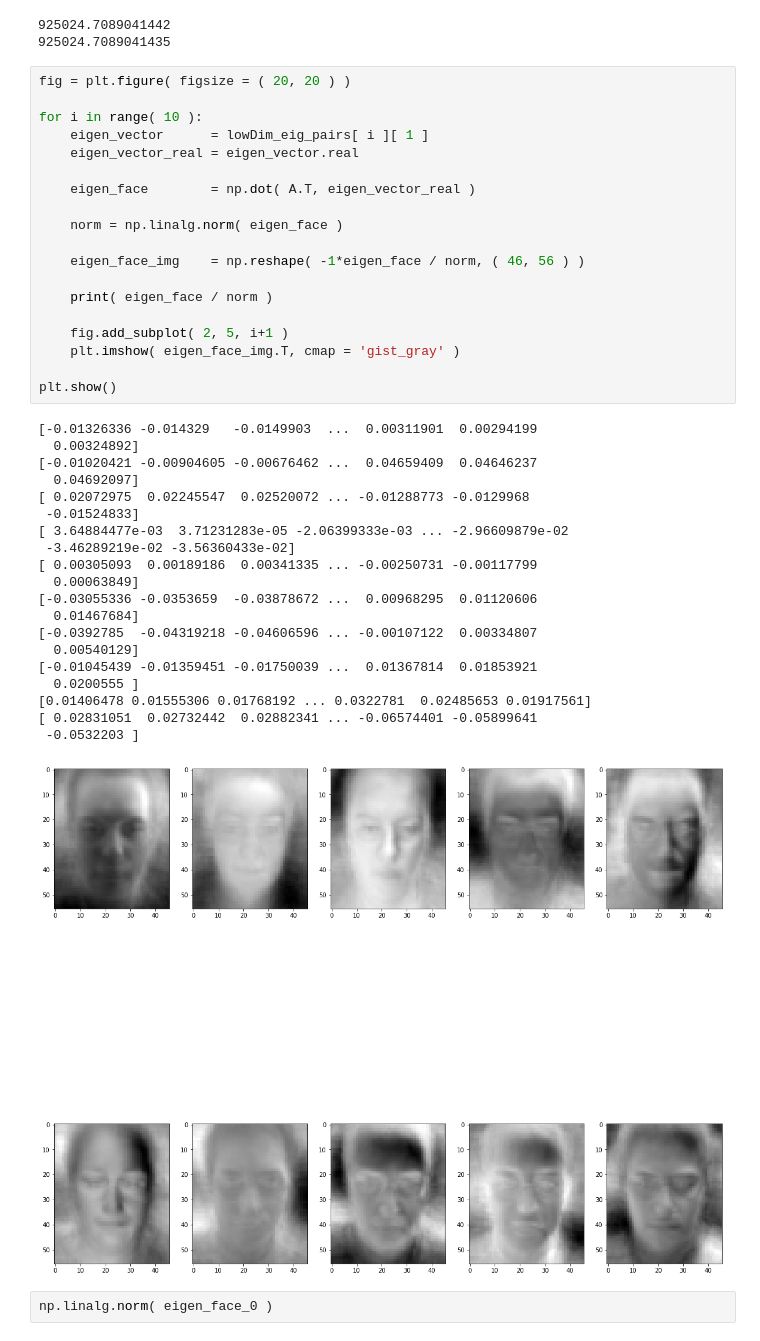
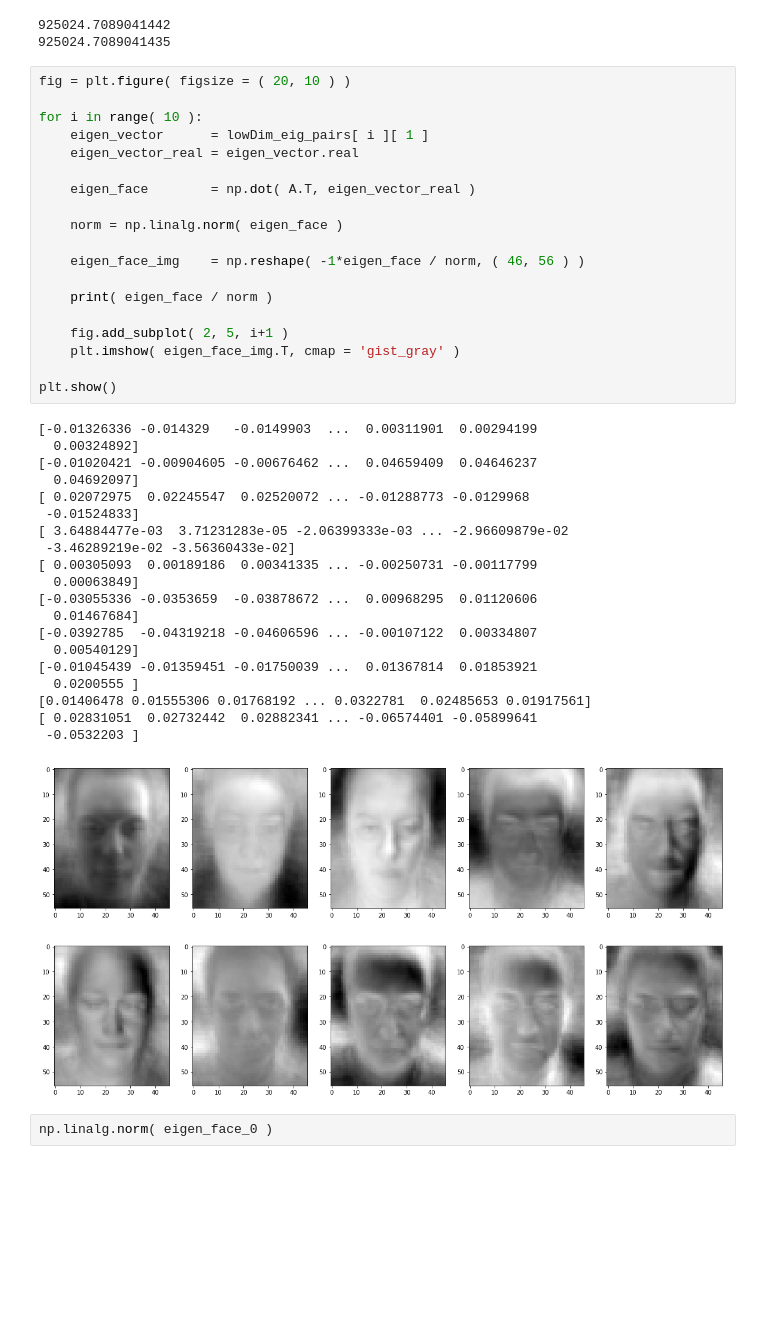
Before and after one commit to zl6114/pattern-recognition-18, a Jupyter notebook: Question1.ipynb, the cells around one changed output. Drawn from its saved outputs; the diff is of its cells as text; blank space fills up the shorter version.

```diff
--- a/Question1.ipynb
+++ b/Question1.ipynb
@@ -434,7 +440,7 @@ print( lowDim_eig_pairs[ 0 ][ 0 ] )
 925024.7089041442
 925024.7089041435
 # %%
-fig = plt.figure( figsize = ( 20, 20 ) )
+fig = plt.figure( figsize = ( 20, 10 ) )
 
 for i in range( 10 ):
     eigen_vector      = lowDim_eig_pairs[ i ][ 1 ]
@@ -445,34 +451,34 @@ for i in range( 10 ):
     norm = np.linalg.norm( eigen_face )
 
     eigen_face_img    = np.reshape( -1*eigen_face / norm, ( 46, 56 ) )
 
     print( eigen_face / norm )
 
     fig.add_subplot( 2, 5, i+1 )
     plt.imshow( eigen_face_img.T, cmap = 'gist_gray' )
 
 plt.show()
 # %% [output]
 [-0.01326336 -0.014329   -0.0149903  ...  0.00311901  0.00294199
   0.00324892]
 [-0.01020421 -0.00904605 -0.00676462 ...  0.04659409  0.04646237
   0.04692097]
 [ 0.02072975  0.02245547  0.02520072 ... -0.01288773 -0.0129968
  -0.01524833]
 [ 3.64884477e-03  3.71231283e-05 -2.06399333e-03 ... -2.96609879e-02
  -3.46289219e-02 -3.56360433e-02]
 [ 0.00305093  0.00189186  0.00341335 ... -0.00250731 -0.00117799
   0.00063849]
 [-0.03055336 -0.0353659  -0.03878672 ...  0.00968295  0.01120606
   0.01467684]
 [-0.0392785  -0.04319218 -0.04606596 ... -0.00107122  0.00334807
   0.00540129]
 [-0.01045439 -0.01359451 -0.01750039 ...  0.01367814  0.01853921
   0.0200555 ]
 [0.01406478 0.01555306 0.01768192 ... 0.0322781  0.02485653 0.01917561]
 [ 0.02831051  0.02732442  0.02882341 ... -0.06574401 -0.05899641
  -0.0532203 ]
-[figure, old version]
+[figure, new version]
 # %%
 np.linalg.norm( eigen_face_0 )
 # %% [output]
```
Also changed, not shown: parts of 3 cells of this notebook, 1 other file.
